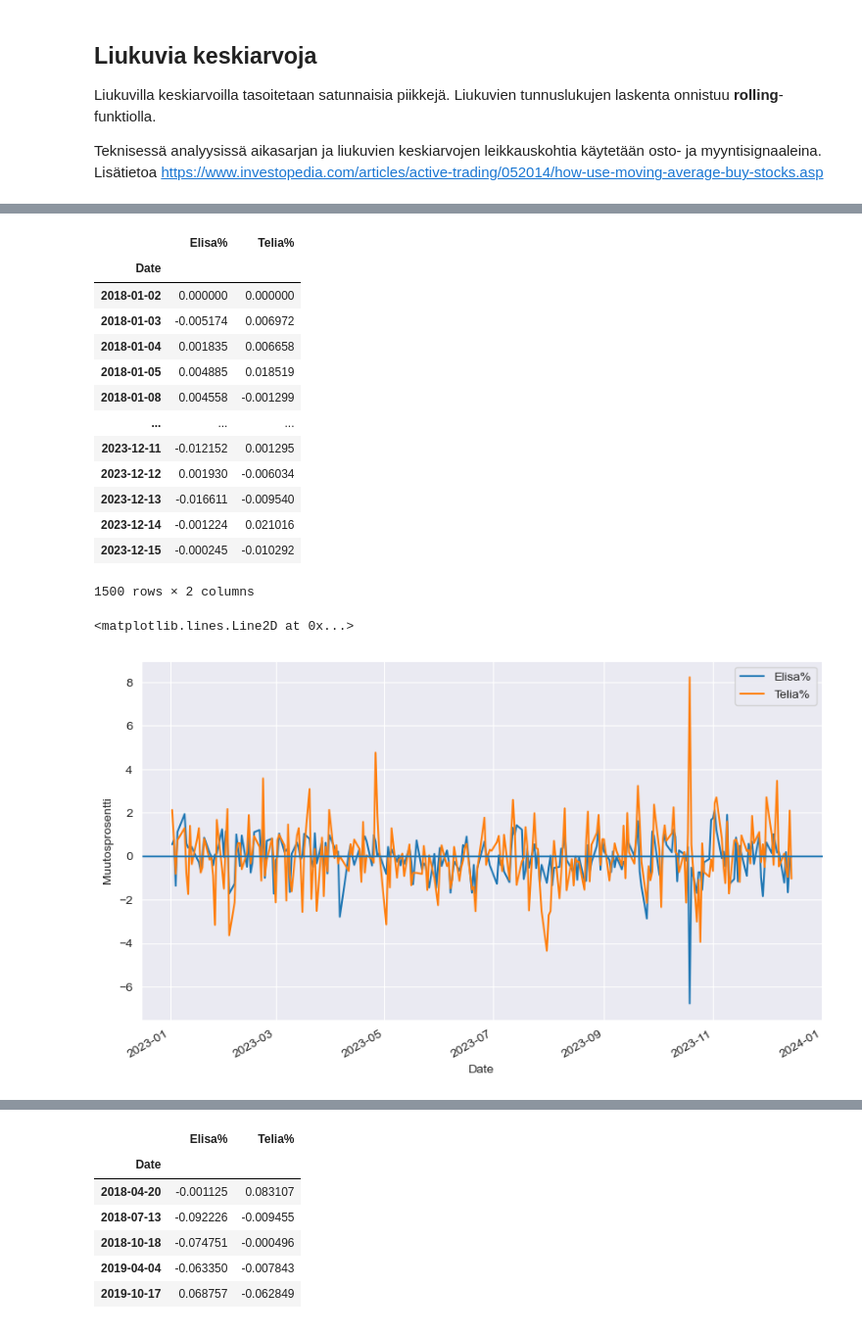
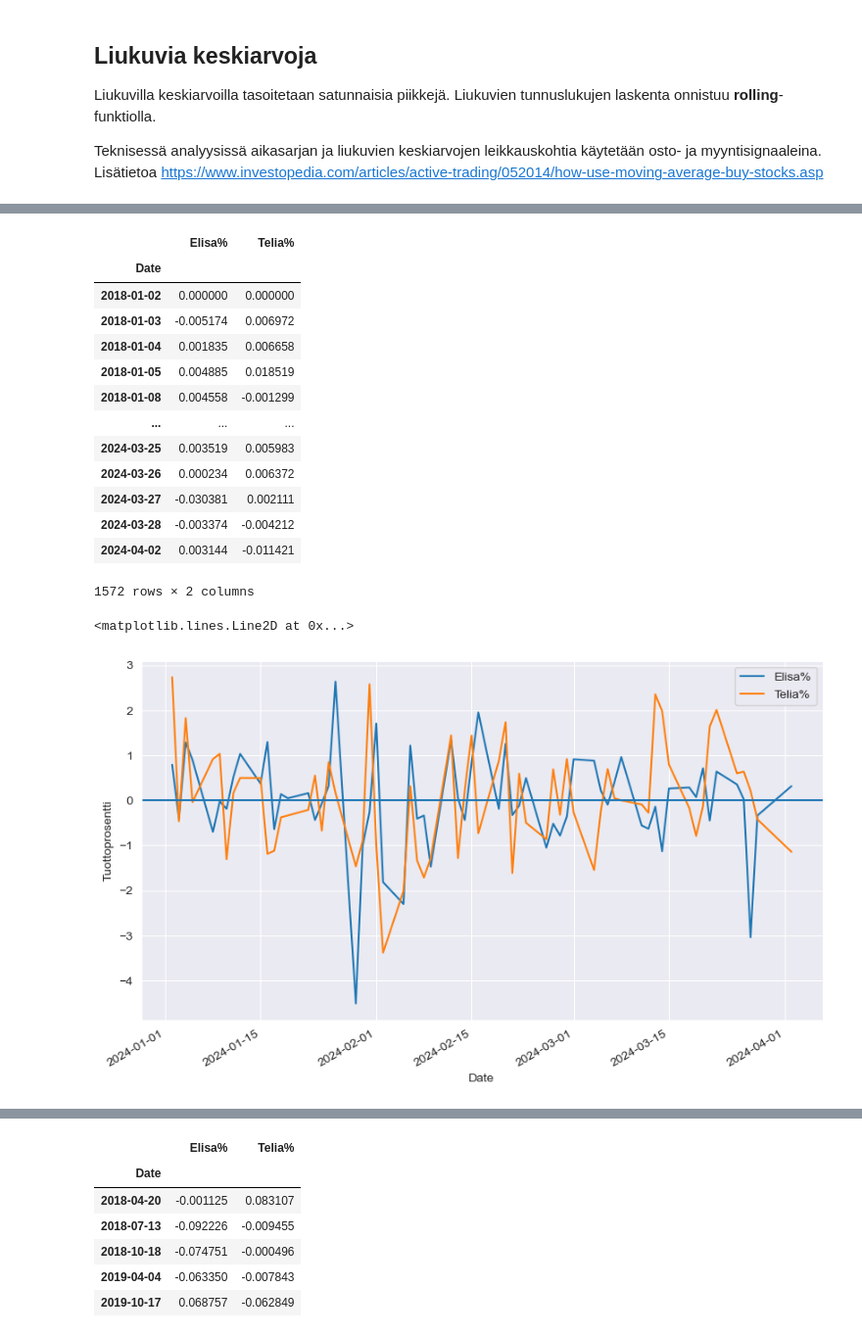
Before and after one commit to taanila/aikasarjat, a Jupyter notebook: aikasarjat.ipynb, the cells around one changed output, grey strips where cells are left out. Shown at 98% size. Saved outputs shown, nothing was run; the diff lists cells and outputs as text; code cells hidden in the pictures.

```diff
--- a/aikasarjat.ipynb
+++ b/aikasarjat.ipynb
@@ -177,13 +206,13 @@ elisa
 # %%
-# Muodostan Elisan ja Telian muutosprosenteista uuden datan
-muutokset = pd.concat([elisa['Elisa%'], telia['Telia%']], axis=1)
+# Muodostan Elisan ja Telian tuottoprosenteista uuden datan
+tuotot = pd.concat([elisa['Elisa%'], telia['Telia%']], axis=1)
 
-# Jos päätöshinnoissa on puuttuvia arvoja (kauppaa ei ole käyty), niin muutosprosenteissakin on puuttuvia arvoja
-# Ne kannattaa korvata muutosprosentilla 0 käyttäen fillna-toimintoa
-muutokset = muutokset.fillna(0)
+# Jos päätöshinnoissa on puuttuvia arvoja (kauppaa ei ole käyty), niin tuottoprosenteissakin on puuttuvia arvoja
+# Ne kannattaa korvata tuottoprosentilla 0 käyttäen fillna-toimintoa
+tuotot = tuotot.fillna(0)
 
 # Tarkistetaan lopputulos
-muutokset
+tuotot
 # %% [output]
 |  | Elisa% | Telia% |
 | Date |  |  |
@@ -193,21 +222,21 @@ muutokset
 | 2018-01-05 | 0.004885 | 0.018519 |
 | 2018-01-08 | 0.004558 | -0.001299 |
 | ... | ... | ... |
-| 2023-12-11 | -0.012152 | 0.001295 |
-| 2023-12-12 | 0.001930 | -0.006034 |
-| 2023-12-13 | -0.016611 | -0.009540 |
-| 2023-12-14 | -0.001224 | 0.021016 |
-| 2023-12-15 | -0.000245 | -0.010292 |
+| 2024-03-25 | 0.003519 | 0.005983 |
+| 2024-03-26 | 0.000234 | 0.006372 |
+| 2024-03-27 | -0.030381 | 0.002111 |
+| 2024-03-28 | -0.003374 | -0.004212 |
+| 2024-04-02 | 0.003144 | -0.011421 |
-1500 rows × 2 columns
+1572 rows × 2 columns
 # %%
-# Elisan ja Telian päivittäiset muutosprosentit kuluvana vuonna
-(muutokset['2023':]*100).plot(figsize=(10, 6))
+# Elisan ja Telian päivittäiset tuottoprosentit vuoden 2024 alusta
+(tuotot['2024':]*100).plot(figsize=(10, 6))
 
-plt.ylabel('Muutosprosentti')
+plt.ylabel('Tuottoprosentti')
 
-# Vaakaviiva nollan kohdalle; muutosprosentit vaihtelevat nollan molemmin puolin
+# Vaakaviiva nollan kohdalle; tuottoprosentit vaihtelevat nollan molemmin puolin
 plt.axhline()
 # %% [output]
 <matplotlib.lines.Line2D at 0x...>
-[figure, old version]
+[figure, new version]
 # %%
```
Also changed, not shown: parts of 32 cells of this notebook.
